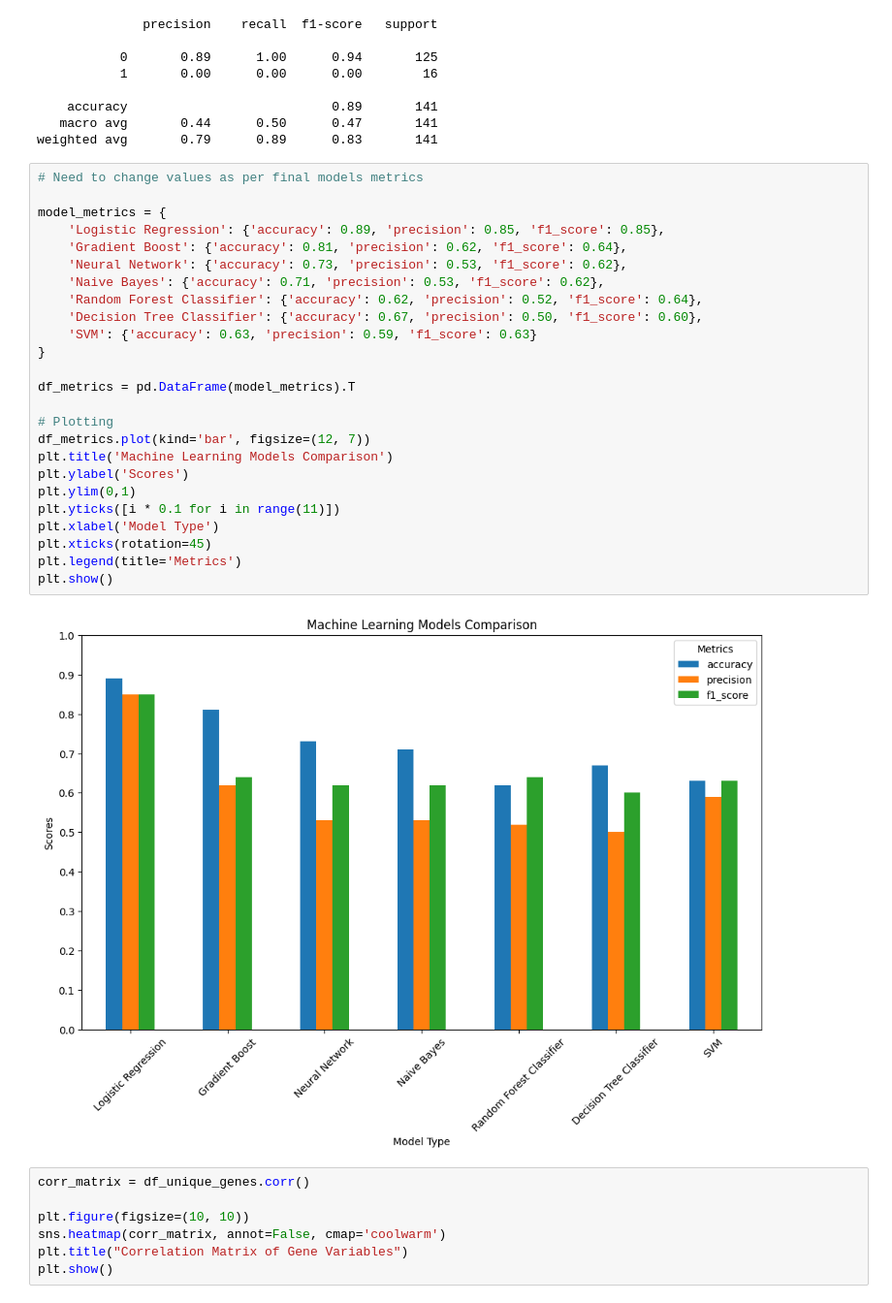
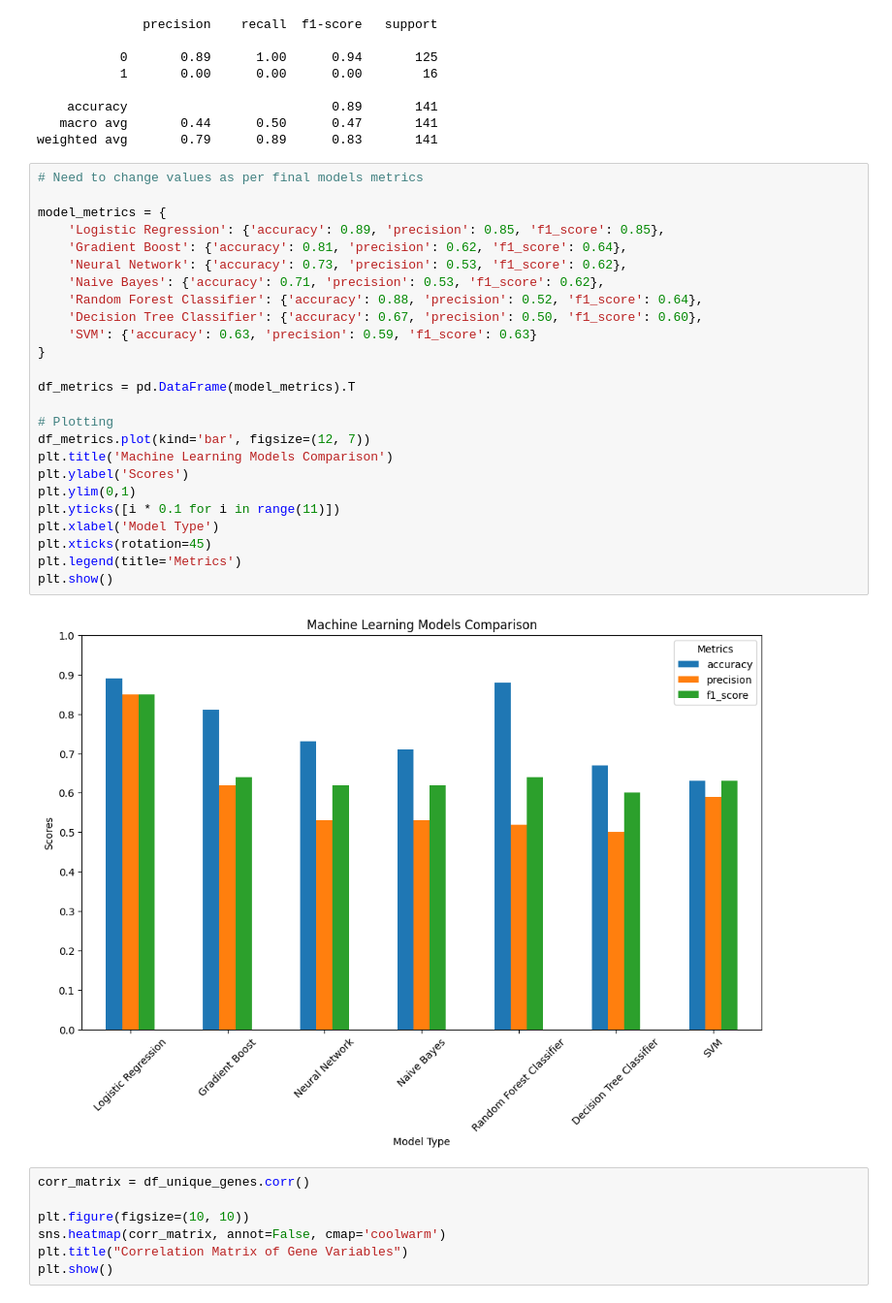
Before and after one commit to mehlu22/CSDS-458-Final-Project, a Jupyter notebook: final_code.ipynb, the cells around one changed output. Shown at 97% size. Drawn from its saved outputs; the diff is of its cells as text.

```diff
--- a/final_code.ipynb
+++ b/final_code.ipynb
@@ -359,30 +359,30 @@ weighted avg       0.79      0.89      0.83       141
 # %%
 # Need to change values as per final models metrics
 
 model_metrics = {
     'Logistic Regression': {'accuracy': 0.89, 'precision': 0.85, 'f1_score': 0.85},
     'Gradient Boost': {'accuracy': 0.81, 'precision': 0.62, 'f1_score': 0.64},
     'Neural Network': {'accuracy': 0.73, 'precision': 0.53, 'f1_score': 0.62},
     'Naive Bayes': {'accuracy': 0.71, 'precision': 0.53, 'f1_score': 0.62},
-    'Random Forest Classifier': {'accuracy': 0.62, 'precision': 0.52, 'f1_score': 0.64},
+    'Random Forest Classifier': {'accuracy': 0.88, 'precision': 0.52, 'f1_score': 0.64},
     'Decision Tree Classifier': {'accuracy': 0.67, 'precision': 0.50, 'f1_score': 0.60},
     'SVM': {'accuracy': 0.63, 'precision': 0.59, 'f1_score': 0.63}
 }
 
 df_metrics = pd.DataFrame(model_metrics).T
 
 # Plotting
 df_metrics.plot(kind='bar', figsize=(12, 7))
 plt.title('Machine Learning Models Comparison')
 plt.ylabel('Scores')
 plt.ylim(0,1)
 plt.yticks([i * 0.1 for i in range(11)])
 plt.xlabel('Model Type')
 plt.xticks(rotation=45)
 plt.legend(title='Metrics')
 plt.show()
 # %% [output]
-[figure, old version]
+[figure, new version]
 # %%
 corr_matrix = df_unique_genes.corr()
 
```
Also changed, not shown: parts of 3 cells of this notebook.
